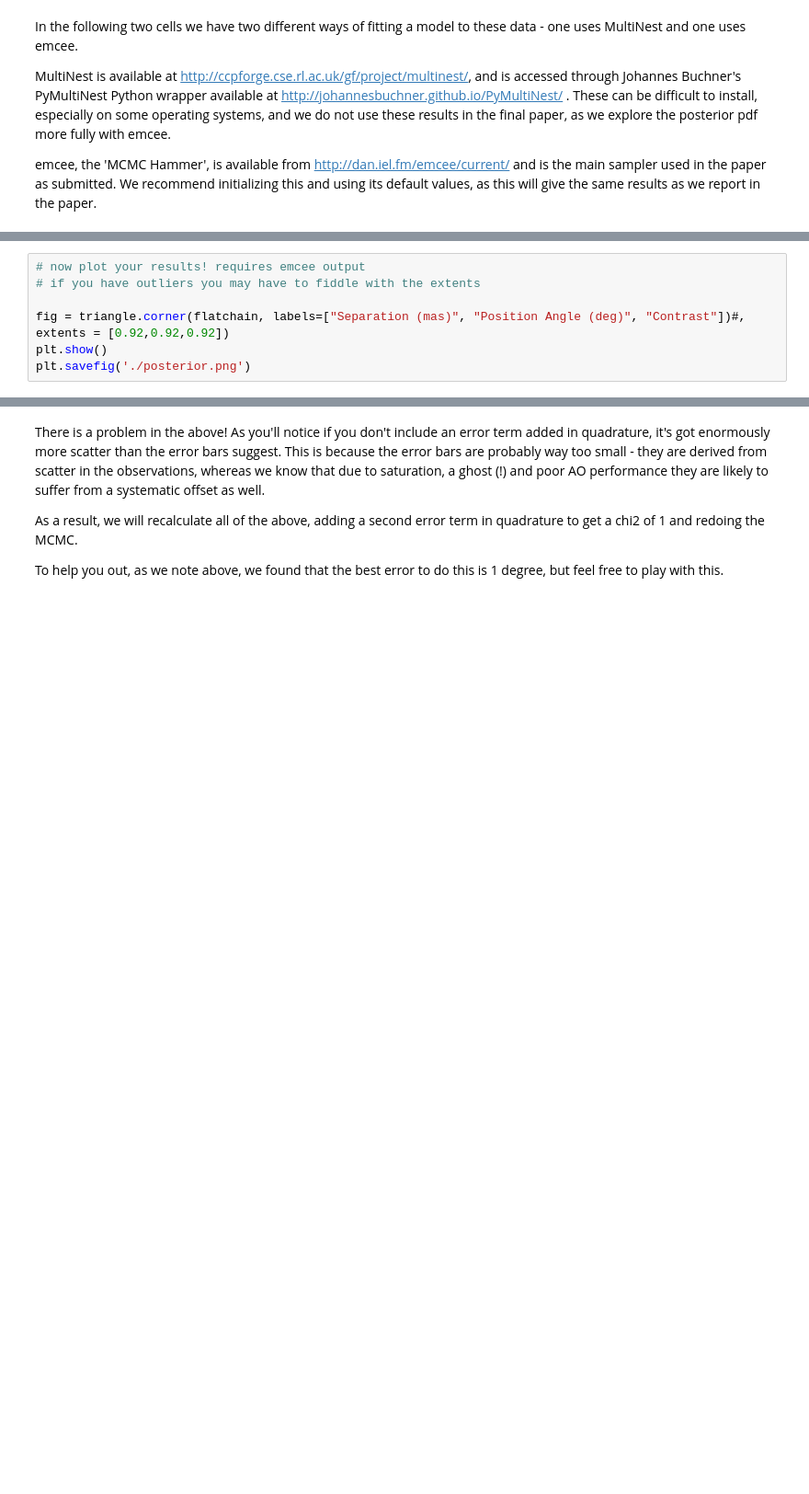
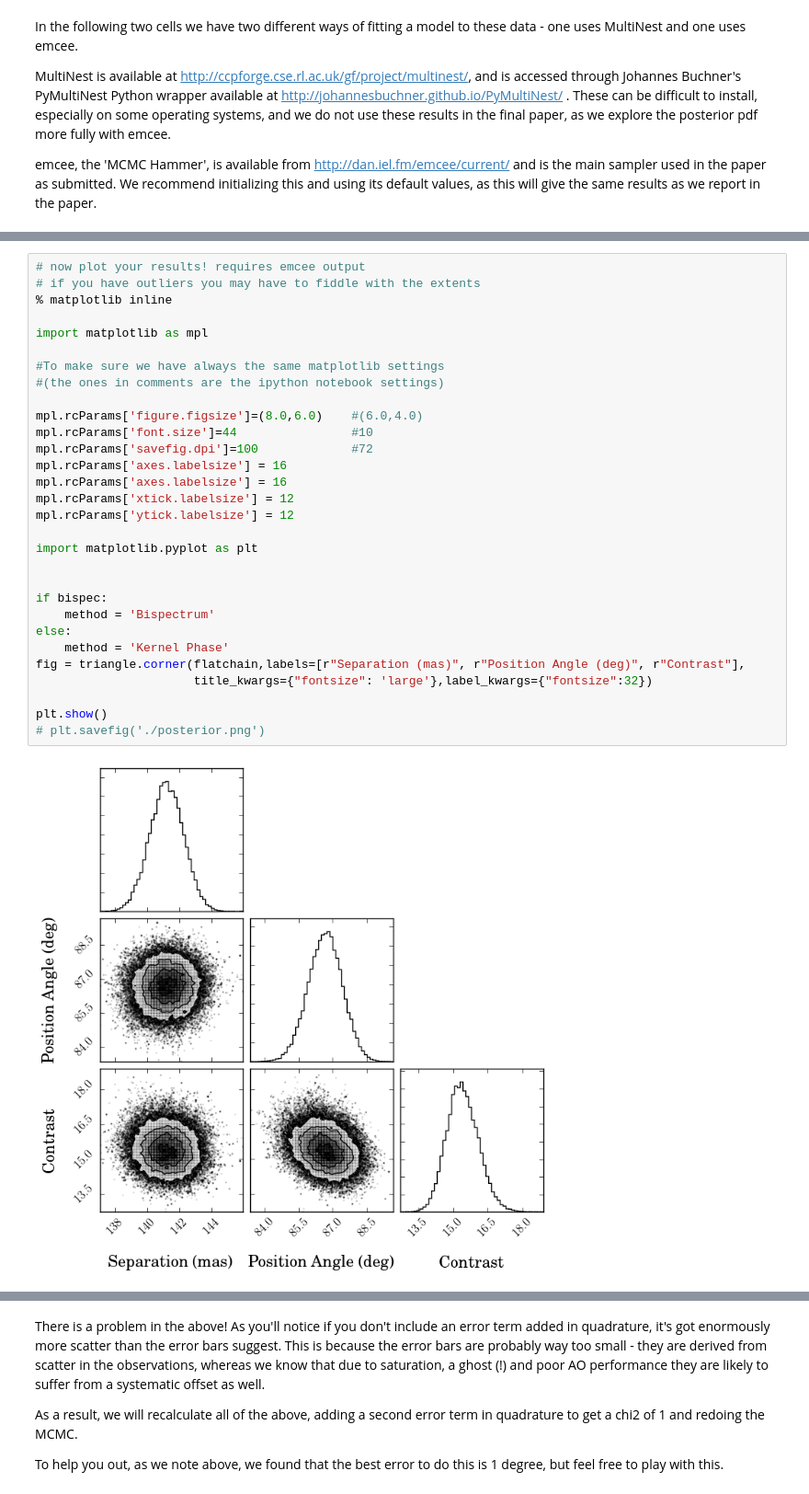
Before and after one commit to benjaminpope/pysco, a Jupyter notebook: analysis.ipynb, the cells around one changed output, grey strips where cells are left out. Shown at 92% size. Saved outputs shown, nothing was run; the diff lists cells and outputs as text; blank space fills up the shorter version.

```diff
--- a/analysis.ipynb
+++ b/analysis.ipynb
@@ -267,10 +265,35 @@ KeyboardInterrupt:
-# %%
-# now plot your results! requires emcee output
-# if you have outliers you may have to fiddle with the extents
-
-fig = triangle.corner(flatchain, labels=["Separation (mas)", "Position Angle (deg)", "Contrast"])#, extents = [0.92,0.92,0.92])
-plt.show()
-plt.savefig('./posterior.png')
+# %%
+# now plot your results! requires emcee output
+# if you have outliers you may have to fiddle with the extents
+% matplotlib inline
+
+import matplotlib as mpl
+
+#To make sure we have always the same matplotlib settings
+#(the ones in comments are the ipython notebook settings)
+
+mpl.rcParams['figure.figsize']=(8.0,6.0)    #(6.0,4.0)
+mpl.rcParams['font.size']=44                #10
+mpl.rcParams['savefig.dpi']=100             #72
+mpl.rcParams['axes.labelsize'] = 16
+mpl.rcParams['axes.labelsize'] = 16
+mpl.rcParams['xtick.labelsize'] = 12
+mpl.rcParams['ytick.labelsize'] = 12
+
+import matplotlib.pyplot as plt
+
+
+if bispec:
+    method = 'Bispectrum'
+else:
+    method = 'Kernel Phase'
+fig = triangle.corner(flatchain,labels=[r"Separation (mas)", r"Position Angle (deg)", r"Contrast"],
+                      title_kwargs={"fontsize": 'large'},label_kwargs={"fontsize":32})
+
+plt.show()
+# plt.savefig('./posterior.png')
+# %% [output]
+[figure, added]
 # %%
 # params = [sep,th,con]
 # params = [131.23,82.6, 19.7]
```
Also changed, not shown: parts of 17 cells of this notebook, 28 other files.
